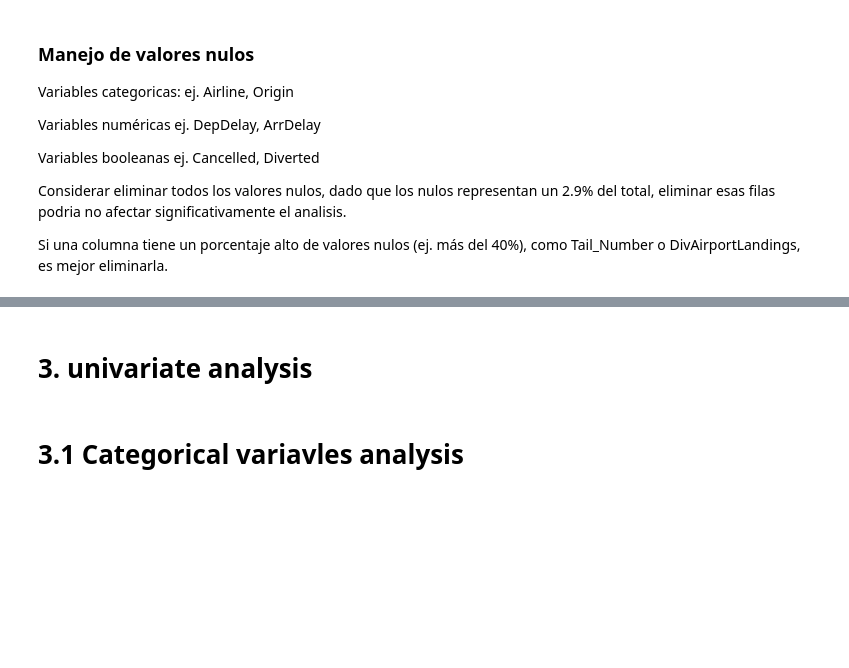
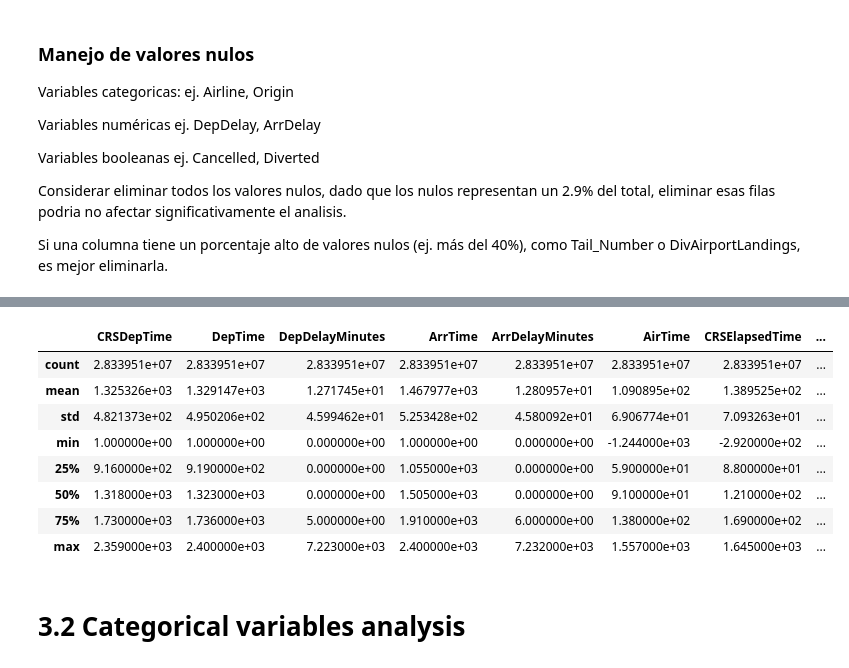
Before and after one commit to MFernandez19/final_project, a Jupyter notebook: src/explore.ipynb, the cells around one changed output, grey strips where cells are left out. Cells and saved outputs as stored; diff of their text form; code cells hidden in the pictures; blank space fills up the shorter version.

Commit message:
Categorical Analysis

```diff
--- a/src/explore.ipynb
+++ b/src/explore.ipynb
@@ -214,0 +209,2 @@ Sabiendo estos numeros lo que haremos seremos eliminarlos para que no afecte en
+# %%
+df_without_na = df.dropna()
@@ -247,0 +271,3 @@ print(f"Cantidad de 1: {counts.get(1, 0)}")
+# %%
+df_without_na.drop(columns=["OriginAirportID", "OriginAirportSeqID", "OriginCityMarketID", "DestAirportID", "DestAirportSeqID", "DestCityMarketID", "Tail_Number", "DOT_ID_Marketing_Airline", "DOT_ID_Operating_Airline", "DepDelay", "TaxiOut", "WheelsOff", "WheelsOn", "TaxiIn"], axis = 1, inplace= True)
+df_without_na.head()
@@ -247,0 +276,7 @@ print(f"Cantidad de 1: {counts.get(1, 0)}")
+# %%
+#Separate categorical and numerical columns
+categorical_columns = df_without_na.select_dtypes(include=['object']).columns.tolist()
+numerical_columns = df_without_na.select_dtypes(include=['number']).columns.tolist()
+
+print("Categorical columns:", categorical_columns)
+print("Numerical columns:", numerical_columns)
@@ -248,4 +294,14 @@ print(f"Cantidad de 1: {counts.get(1, 0)}")
+# %%
+df_without_na[numerical_columns].describe()
+# %% [output]
+|  | CRSDepTime | DepTime | DepDelayMinutes | ArrTime | ArrDelayMinutes | AirTime | CRSElapsedTime | ... |
+| count | 2.833951e+07 | 2.833951e+07 | 2.833951e+07 | 2.833951e+07 | 2.833951e+07 | 2.833951e+07 | 2.833951e+07 | ... |
+| mean | 1.325326e+03 | 1.329147e+03 | 1.271745e+01 | 1.467977e+03 | 1.280957e+01 | 1.090895e+02 | 1.389525e+02 | ... |
+| std | 4.821373e+02 | 4.950206e+02 | 4.599462e+01 | 5.253428e+02 | 4.580092e+01 | 6.906774e+01 | 7.093263e+01 | ... |
+| min | 1.000000e+00 | 1.000000e+00 | 0.000000e+00 | 1.000000e+00 | 0.000000e+00 | -1.244000e+03 | -2.920000e+02 | ... |
+| 25% | 9.160000e+02 | 9.190000e+02 | 0.000000e+00 | 1.055000e+03 | 0.000000e+00 | 5.900000e+01 | 8.800000e+01 | ... |
+| 50% | 1.318000e+03 | 1.323000e+03 | 0.000000e+00 | 1.505000e+03 | 0.000000e+00 | 9.100000e+01 | 1.210000e+02 | ... |
+| 75% | 1.730000e+03 | 1.736000e+03 | 5.000000e+00 | 1.910000e+03 | 6.000000e+00 | 1.380000e+02 | 1.690000e+02 | ... |
+| max | 2.359000e+03 | 2.400000e+03 | 7.223000e+03 | 2.400000e+03 | 7.232000e+03 | 1.557000e+03 | 1.645000e+03 | ... |
 # %% [markdown]
-# 3. univariate analysis
+# 3.2 Categorical variables analysis
-# %% [markdown]
-# 3.1 Categorical variavles analysis
```
Also changed, not shown: parts of 10 cells of this notebook.
